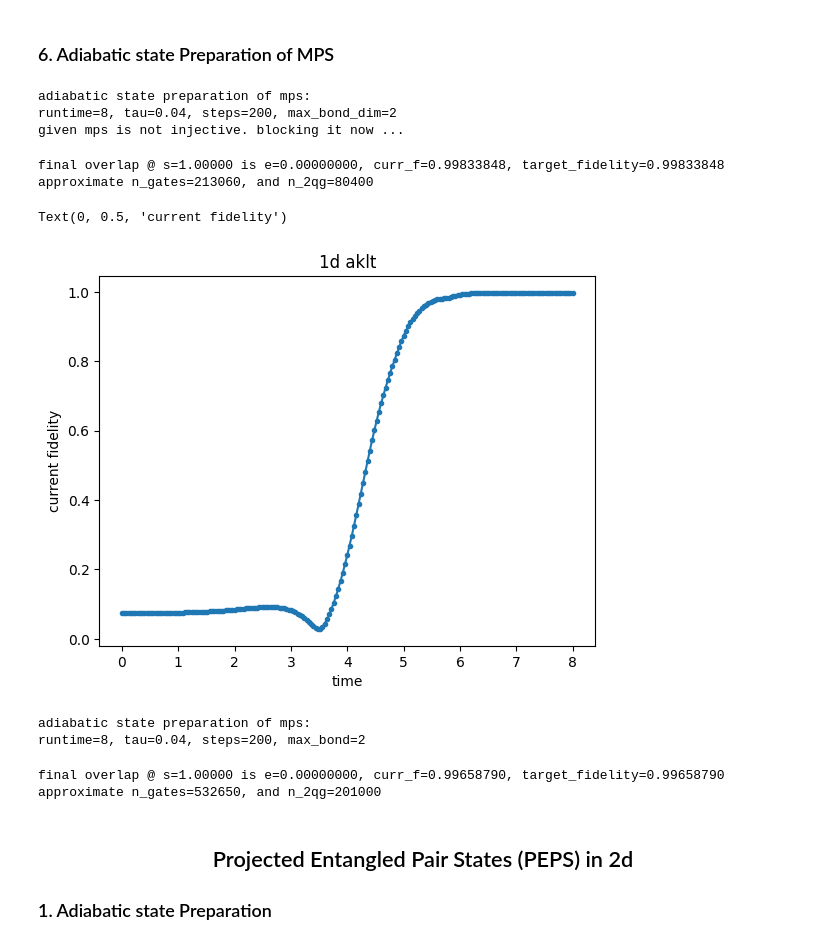
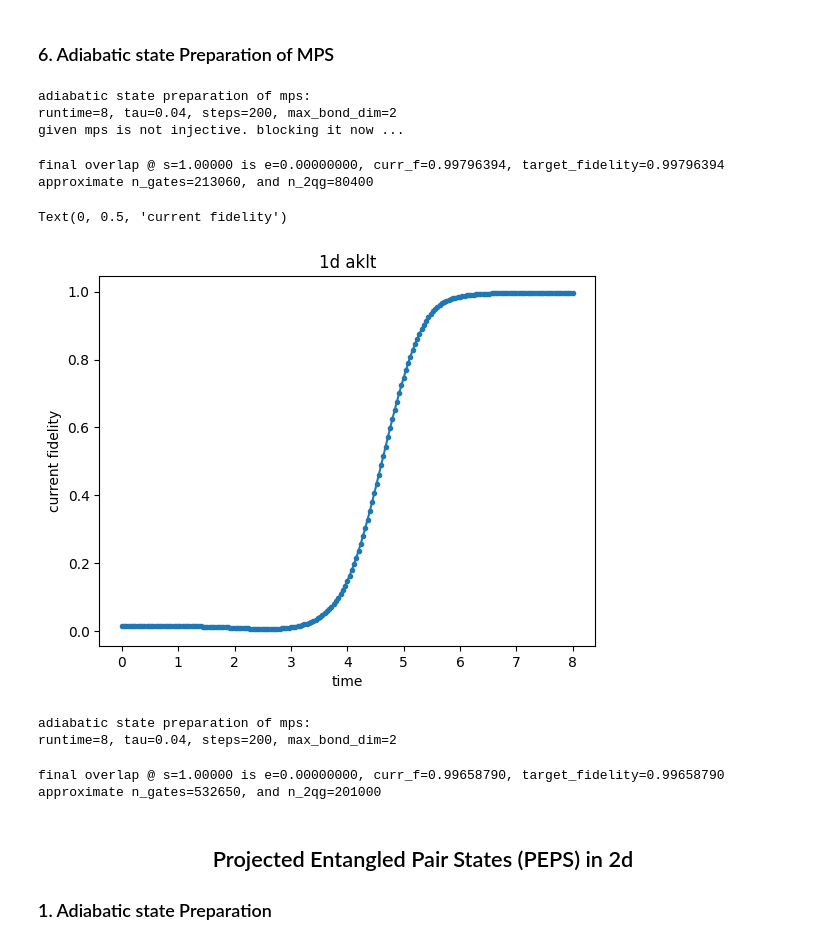
Before and after one commit to mohsin-0/qsp, a Jupyter notebook: examples/state_prep_examples.ipynb, the cells around one changed output. Drawn from its saved outputs; the diff is of its cells as text; code cells hidden in the pictures.

```diff
--- a/examples/state_prep_examples.ipynb
+++ b/examples/state_prep_examples.ipynb
@@ -145,30 +141,30 @@ target_mps = qtn.MPS_rand_state(L=6, bond_dim=2)
 prep = MPSPreparation(target_mps)
 runtime, tau = 8, 0.04  # total runtime, trotter step size
 max_bond = 2
-adiabatic_data = prep.adiabatic_state_preparation(runtime, tau, max_bond, verbose=False)
+target_fidelity, n_2qg = prep.adiabatic_state_preparation(runtime, tau, max_bond, verbose=False)
 # %% [output]
 adiabatic state preparation of mps:
 runtime=8, tau=0.04, steps=200, max_bond_dim=2
 given mps is not injective. blocking it now ...
-final overlap @ s=1.00000 is e=0.00000000, curr_f=0.99833848, target_fidelity=0.99833848
+final overlap @ s=1.00000 is e=0.00000000, curr_f=0.99796394, target_fidelity=0.99796394
 approximate n_gates=213060, and n_2qg=80400
 # %%
-plt.plot(adiabatic_data["target_fidelity"].keys(), adiabatic_data["target_fidelity"].values(), ".-")
+plt.plot(prep.adiabatic_data["target_fidelity"].keys(), prep.adiabatic_data["target_fidelity"].values(), ".-")
 plt.title("1d aklt")
 plt.xlabel("time")
 plt.ylabel("current fidelity")
 # %% [output]
 Text(0, 0.5, 'current fidelity')
-[figure, old version]
+[figure, new version]
 # %%
 tensor_array, _ = make_aklt_mps(L=6)
 prep = MPSPreparation(tensor_array, shape="lrp")
 Tmax, tau = 8, 0.04  # total runtime, trotter step size
 max_bond = 2
-prep.adiabatic_state_preparation(Tmax, tau, max_bond, verbose=False)
+target_fidelity, n_2qg = prep.adiabatic_state_preparation(Tmax, tau, max_bond, verbose=False)
 # %% [output]
 adiabatic state preparation of mps:
-runtime=8, tau=0.04, steps=200, max_bond=2
+runtime=8, tau=0.04, steps=200, max_bond_dim=2
 final overlap @ s=1.00000 is e=0.00000000, curr_f=0.99658790, target_fidelity=0.99658790
 approximate n_gates=532650, and n_2qg=201000
 # %% [markdown]
```
Also changed, not shown: parts of 6 cells of this notebook, 1 other file.
